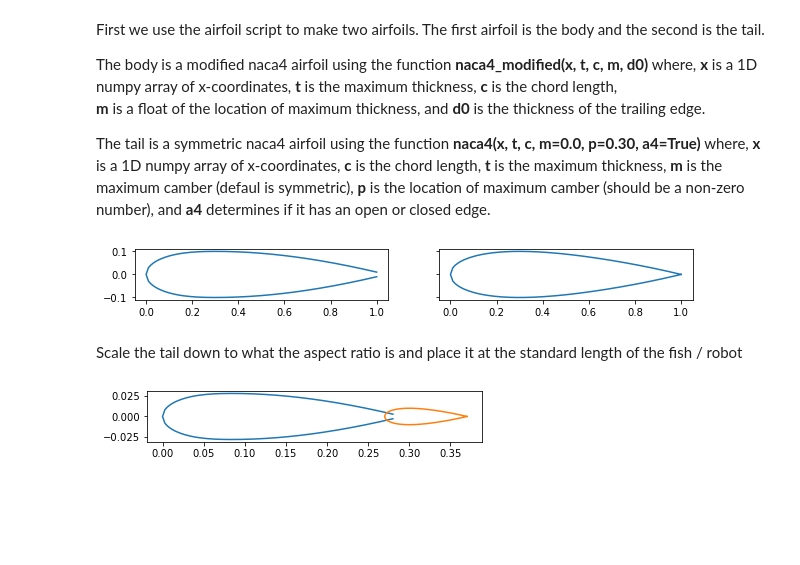
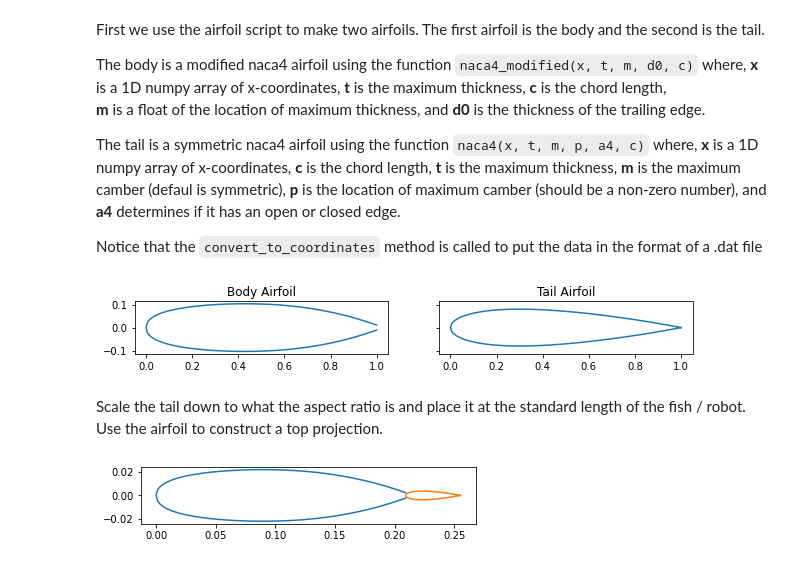
Before and after one commit to michaelcoe/Ika-Flow, a Jupyter notebook: fishWithAirfoilTail.ipynb, the cells around one changed output. Drawn from its saved outputs; the diff is of its cells as text; code cells hidden in the pictures; blank space fills up the shorter version.

Commit message:
added functionality and contour coordinates

```diff
--- a/fishWithAirfoilTail.ipynb
+++ b/fishWithAirfoilTail.ipynb
@@ -7,0 +22,14 @@ import airfoil as ar
+# %%
+imagePath = r'C:\Users\MC\Dropbox\UUV Project\Pictures\powerThrustData\UV Tunabot'
+figurePath = r'C:\Users\MC\Dropbox\UUV Project\Pictures\powerThrustData\UV Tunabot'
+
+specimen = 'UVTunabot'
+
+# reported data
+# total length
+t_length = 0.2553
+# width and height
+width = 0.0492
+height = 0.0678
+# mass
+mass = 0.306
@@ -8,52 +119,58 @@ import airfoil as ar
 # %% [markdown]
 First we use the airfoil script to make two airfoils. The first airfoil is the body and the second is the tail.
 
-The body is a modified naca4 airfoil using the function **naca4_modified(x, t, c, m, d0)** where,
+The body is a modified naca4 airfoil using the function `naca4_modified(x, t, m, d0, c)` where,
     **x** is a 1D numpy array of x-coordinates,
     **t** is the maximum thickness,
     **c** is the chord length,
     **m** is a float of the location of maximum thickness, and
     **d0** is the thickness of the trailing edge.
 
-The tail is a symmetric naca4 airfoil using the function **naca4(x, t, c, m=0.0, p=0.30, a4=True)** where,
+The tail is a symmetric naca4 airfoil using the function `naca4(x, t, m, p, a4, c)` where,
     **x** is a 1D numpy array of x-coordinates,
     **c** is the chord length,
     **t** is the maximum thickness,
     **m** is the maximum camber (defaul is symmetric),
     **p** is the location of maximum camber (should be a non-zero number), and
     **a4** determines if it has an open or closed edge.
+
+Notice that the `convert_to_coordinates` method is called to put the data in the format of a .dat file
 # %%
-c = 1.0
-dx = np.linspace(0.0, c, 100)
-X_body, Y_body = ar.naca4_modified(dx, 0.2, c, 0.3, 0.01)
-X_tail, Y_tail = ar.naca4(dx, 0.2, c, 0.0, 0.3, True)
+x, y = ar.naca4_modified(dx, t, m, d0, chord)
+X_body, Y_body = ar.convert_to_coordinates(x, y)
+x, y = ar.naca4(dx, 0.16, 0.0, 0.3, True, chord)
+X_tail, Y_tail = ar.convert_to_coordinates(x, y)
 
 # plot the two airfoils
 f1, (ax1, ax2) = plt.subplots(1, 2, figsize=(10,20), sharey=True)
 ax1.plot(X_body, Y_body)
+ax1.set_title('Body Airfoil')
 ax1.set_aspect('equal')
 ax2.plot(X_tail, Y_tail)
+ax2.set_title('Tail Airfoil')
 ax2.set_aspect('equal')
 # %% [output]
-[figure, old version]
+[figure, new version]
 # %% [markdown]
-Scale the tail down to what the aspect ratio is and place it at the standard length of the fish / robot
+Scale the tail down to what the aspect ratio is and place it at the standard length of the fish / robot. Use the airfoil to construct a top projection.
 # %%
-standard_length = 0.280
-total_length = 0.290
-length_diff = total_length - standard_length
+s_length = 0.82 * t_length
+l_diff = t_length - s_length
 
-X_body = X_body * standard_length
-Y_body = Y_body * standard_length
-X_tail = X_tail * 0.1
-Y_tail = Y_tail * 0.1
+X_body = X_body * s_length
+Y_body = Y_body * s_length
+X_tail = X_tail * l_diff
+Y_tail = Y_tail * l_diff
+
+x_hull_top = x_hull_top * s_length
+y_hull_top = y_hull_top * s_length
 
 # new coordinates for the tail
-X_tail = X_tail + standard_length - length_diff
+X_tail = X_tail + s_length
 
 f2, ax2 = plt.subplots()
 ax2.plot(X_body, Y_body)
 ax2.plot(X_tail, Y_tail)
 ax2.set_aspect('equal')
 # %% [output]
-[figure, old version]
+[figure, new version]
```
Also changed, not shown: parts of 11 cells of this notebook, 3 other files.
